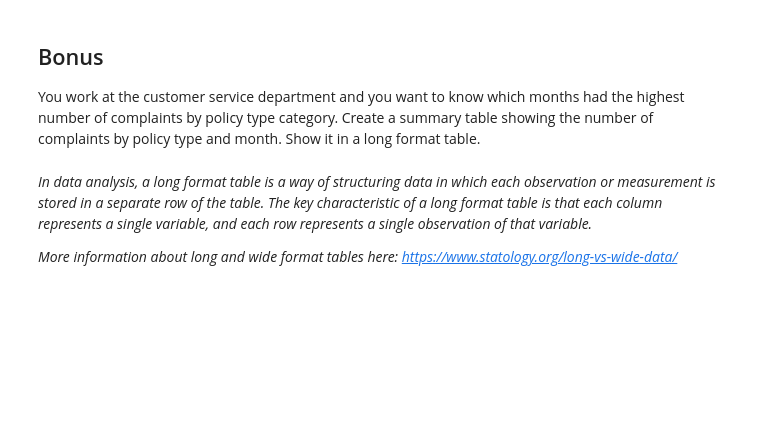
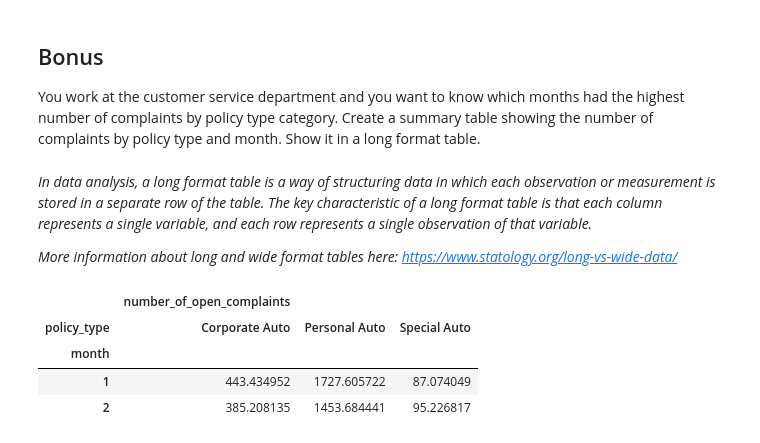
Before and after one commit to vestales/lab-dw-data-structuring-and-combining, a Jupyter notebook: lab-dw-data-structuring-and-combining.ipynb, the cells around one changed output. Drawn from its saved outputs; the diff is of its cells as text; code cells hidden in the pictures; blank space fills up the shorter version.

```diff
--- a/lab-dw-data-structuring-and-combining.ipynb
+++ b/lab-dw-data-structuring-and-combining.ipynb
@@ -243,0 +242,8 @@ Show it in a long format table.
+# %%
+pd.pivot_table(df, index='month', columns='policy_type', values=['number_of_open_complaints'], aggfunc='sum')
+# %% [output]
+|  | number_of_open_complaints |  |  |
+| policy_type | Corporate Auto | Personal Auto | Special Auto |
+| month |  |  |  |
+| 1 | 443.434952 | 1727.605722 | 87.074049 |
+| 2 | 385.208135 | 1453.684441 | 95.226817 |
```
Also changed, not shown: parts of 1 cell of this notebook.
